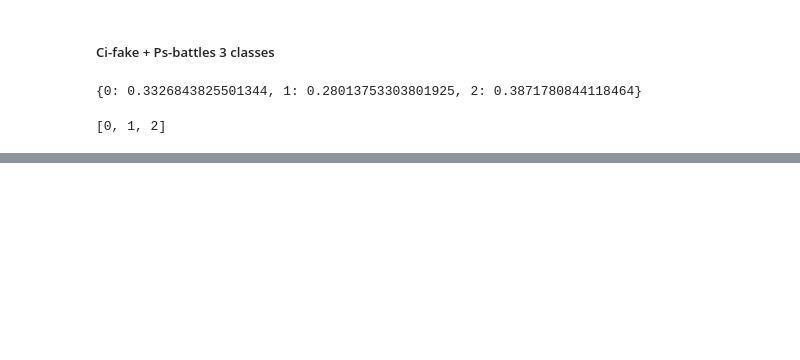
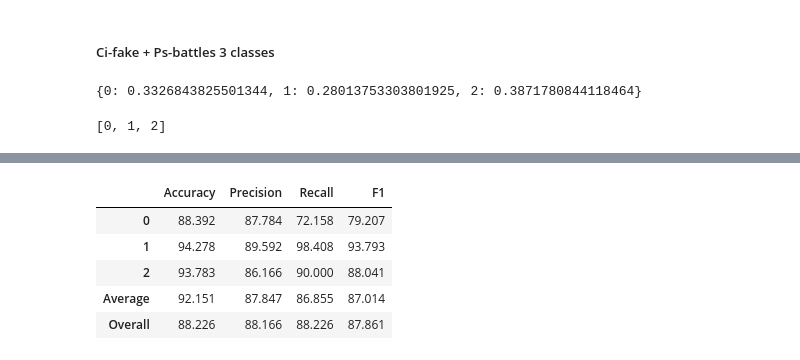
Before and after one commit to zsikorska/vcs-project, a Jupyter notebook: detection.ipynb, the cells around one changed output, grey strips where cells are left out. Saved outputs shown, nothing was run; the diff lists cells and outputs as text; code cells hidden in the pictures; blank space fills up the shorter version.

```diff
--- a/detection.ipynb
+++ b/detection.ipynb
@@ -337,10 +337,10 @@ def calculate_scores_multi(y_test, y_pred_tab, labels):
 
     results.loc['Average'] = round(results.mean(), 3)
 
-    accuracy = round((accuracy_score(y_test['Label multiclass'], y_pred_tab)*100), 3)
-    precision = round((precision_score(y_test['Label multiclass'], y_pred_tab, average='weighted')*100), 3)
-    recall = round((recall_score(y_test['Label multiclass'], y_pred_tab, average='weighted')*100), 3)
-    f1 = round((f1_score(y_test['Label multiclass'], y_pred_tab, average='weighted')*100), 3)
+    accuracy = round((accuracy_score(y_test, y_pred_tab)*100), 3)
+    precision = round((precision_score(y_test, y_pred_tab, average='weighted')*100), 3)
+    recall = round((recall_score(y_test, y_pred_tab, average='weighted')*100), 3)
+    f1 = round((f1_score(y_test, y_pred_tab, average='weighted')*100), 3)
     results.loc['Overall'] = [accuracy, precision, recall, f1]
 
     return results
@@ -788,7 +972,8 @@ fit(googlenet_model,
 
 predictions_all_three_classes_googlenet = predict(googlenet_model, all_three_classes_test_dataloader, network_type='multi')
 
-df_all_three_classes_googlenet = calculate_scores_binary(full_dataset_test_three_classes.targets,
+df_all_three_classes_googlenet = calculate_scores_multi(torch.cat([torch.tensor(d.targets) for d in full_dataset_test_three_classes.datasets]),
                                                   predictions_all_three_classes_googlenet,
                                                   labels)
 df_all_three_classes_googlenet
+# %% [output]
@@ -795,3 +997,9 @@ df_all_three_classes_googlenet
+|  | Accuracy | Precision | Recall | F1 |
+| 0 | 88.392 | 87.784 | 72.158 | 79.207 |
+| 1 | 94.278 | 89.592 | 98.408 | 93.793 |
+| 2 | 93.783 | 86.166 | 90.000 | 88.041 |
+| Average | 92.151 | 87.847 | 86.855 | 87.014 |
+| Overall | 88.226 | 88.166 | 88.226 | 87.861 |
 # %%
 all_three_classes_train_dataloader = DataLoader(full_dataset_train_val_three_classes,
                                                 batch_size=best_batch_size_vgg19,
```
Also changed, not shown: parts of 14 cells of this notebook.
